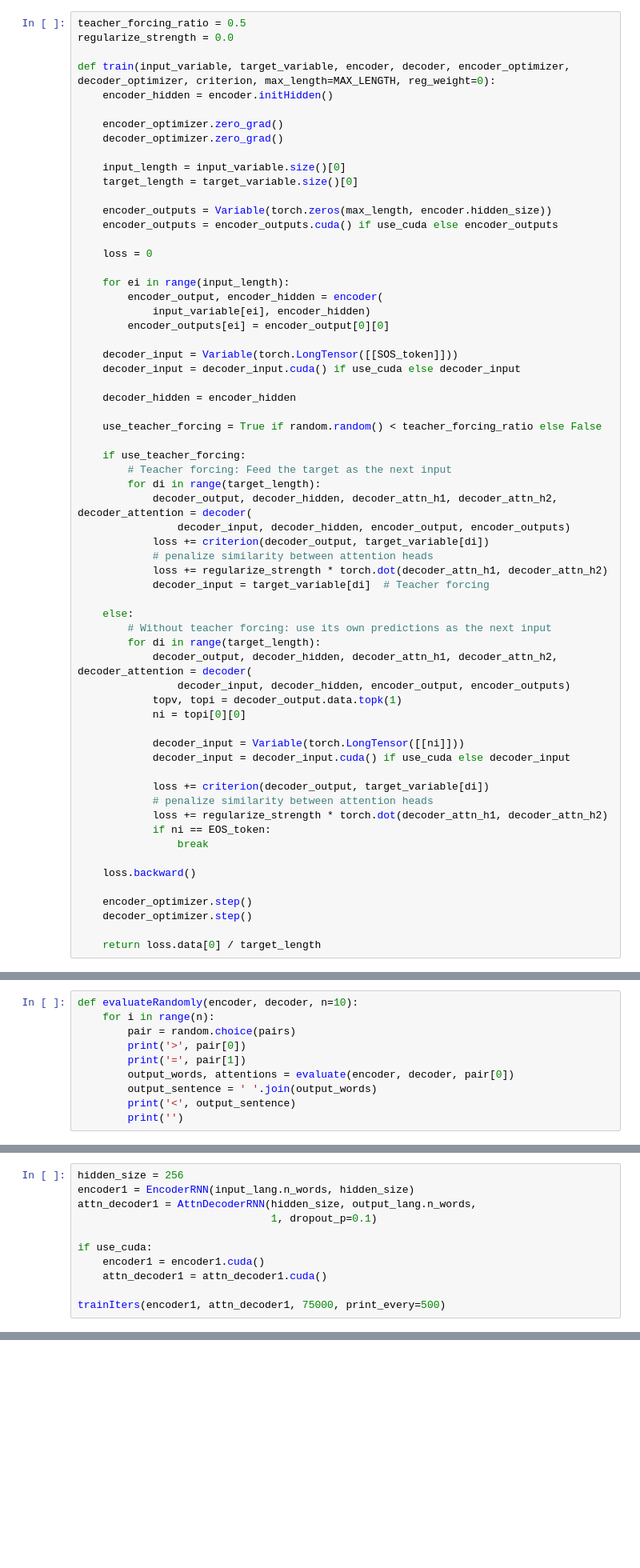
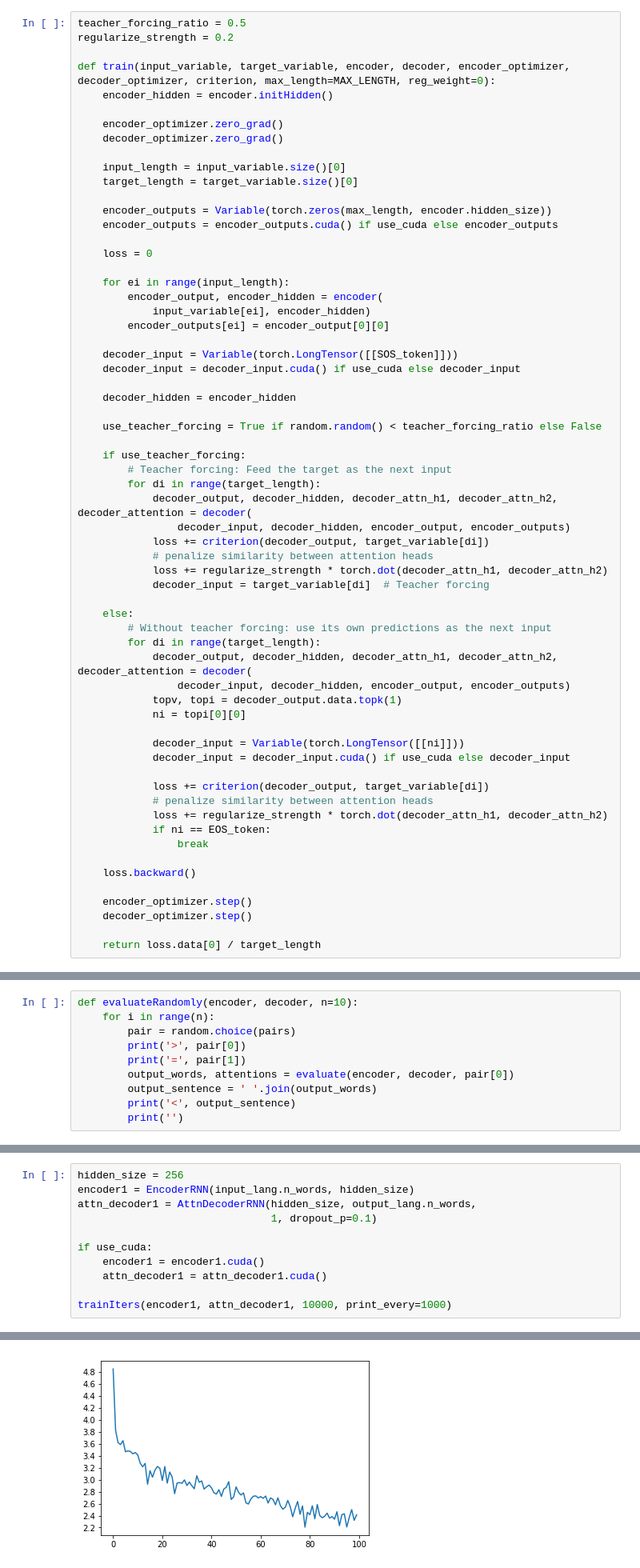
Before and after one commit to ZhaiResearchGroup/abstractiveTextSummarization, a Jupyter notebook: seq2seq_first_bite/seq2seq-multihead.ipynb, the cells around one changed output, grey strips where cells are left out. Shown: that part at 80% size. Cells and saved outputs as stored; diff of their text form; blank space fills up the shorter version.

Commit message:
visuals for regularized attention

```diff
--- a/seq2seq_first_bite/seq2seq-multihead.ipynb
+++ b/seq2seq_first_bite/seq2seq-multihead.ipynb
@@ -531,7 +531,7 @@ choose to use teacher forcing or not with a simple if statement. Turn
 ``teacher_forcing_ratio`` up to use more of it.
 # %%
 teacher_forcing_ratio = 0.5
-regularize_strength = 0.0
+regularize_strength = 0.2
 
 def train(input_variable, target_variable, encoder, decoder, encoder_optimizer, decoder_optimizer, criterion, max_length=MAX_LENGTH, reg_weight=0):
     encoder_hidden = encoder.initHidden()
@@ -763,5 +763,5 @@ if use_cuda:
     encoder1 = encoder1.cuda()
     attn_decoder1 = attn_decoder1.cuda()
 
-trainIters(encoder1, attn_decoder1, 75000, print_every=500)
+trainIters(encoder1, attn_decoder1, 10000, print_every=1000)
 # %% [output]
@@ -782,2 +779,3 @@ KeyboardInterrupt:
+[figure, added]
 # %%
 evaluateRandomly(encoder1, attn_decoder1)
```
Also changed, not shown: parts of 5 cells of this notebook.
